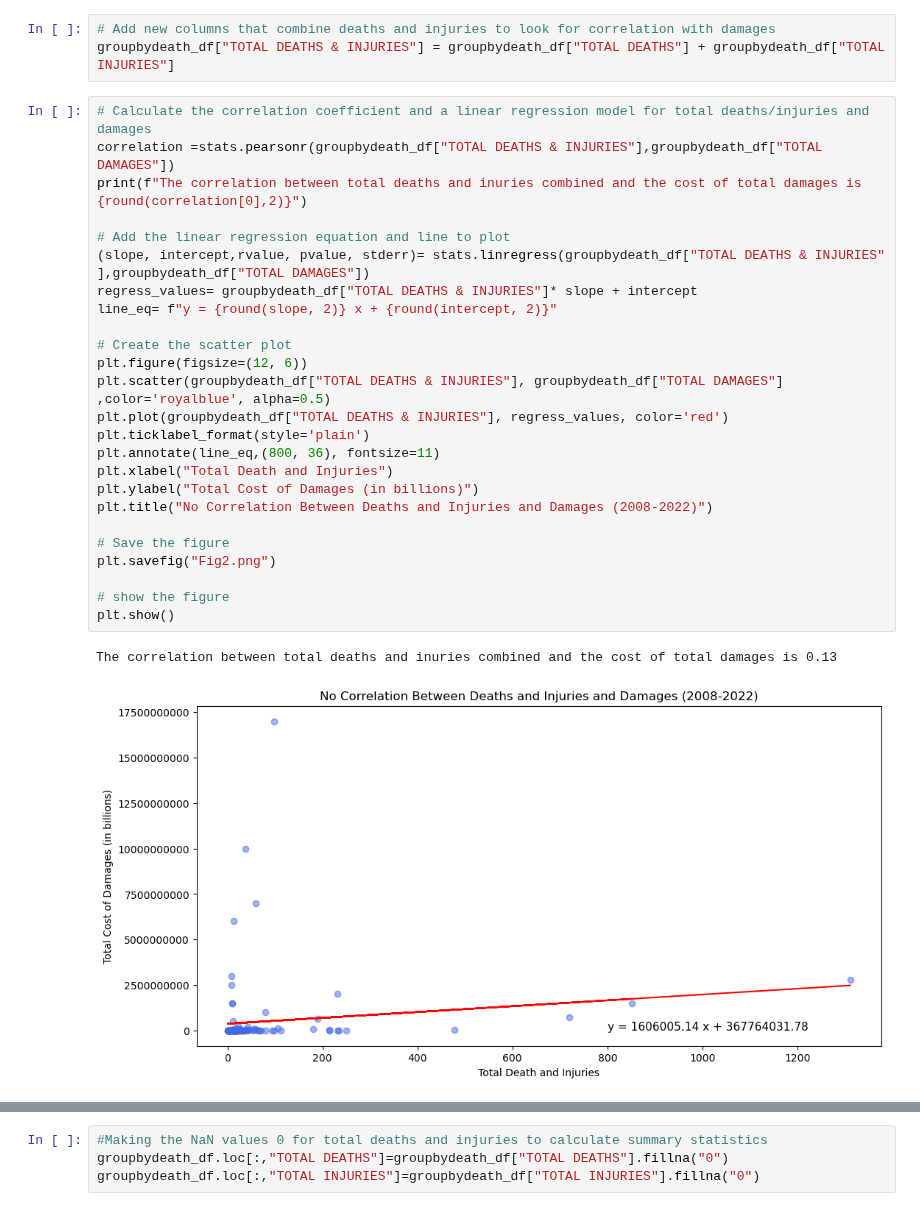
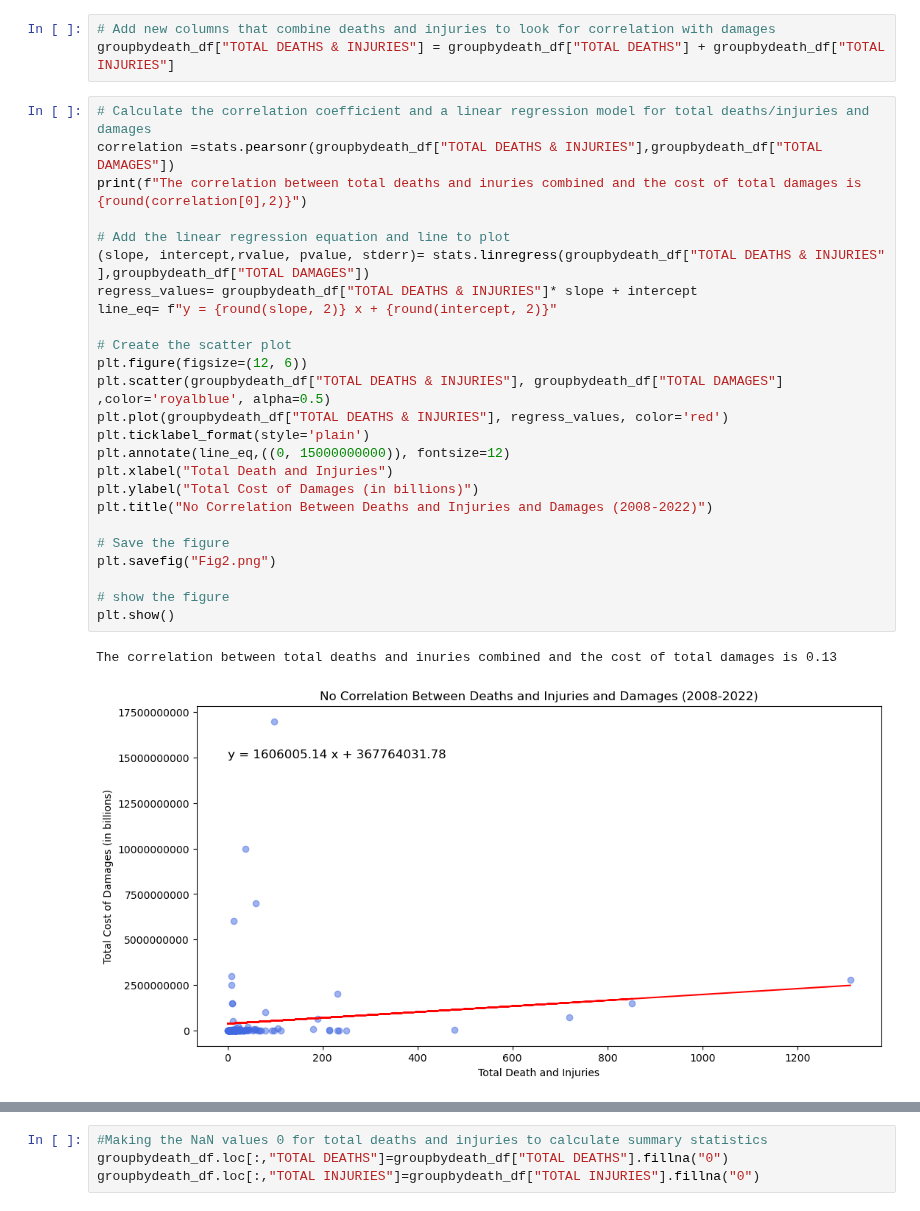
Before and after one commit to elizabethmorgan26/team1, a Jupyter notebook: 2008-2022 Storm Analysis.ipynb, the cells around one changed output, grey strips where cells are left out. Drawn from its saved outputs; the diff is of its cells as text.

```diff
--- a/2008-2022 Storm Analysis.ipynb
+++ b/2008-2022 Storm Analysis.ipynb
@@ -281,28 +389,28 @@ groupbydeath_df["TOTAL DEATHS & INJURIES"] = groupbydeath_df["TOTAL DEATHS"] + g
 # %%
 # Calculate the correlation coefficient and a linear regression model for total deaths/injuries and damages
 correlation =stats.pearsonr(groupbydeath_df["TOTAL DEATHS & INJURIES"],groupbydeath_df["TOTAL DAMAGES"])
 print(f"The correlation between total deaths and inuries combined and the cost of total damages is {round(correlation[0],2)}")
 
 # Add the linear regression equation and line to plot
 (slope, intercept,rvalue, pvalue, stderr)= stats.linregress(groupbydeath_df["TOTAL DEATHS & INJURIES" ],groupbydeath_df["TOTAL DAMAGES"])
 regress_values= groupbydeath_df["TOTAL DEATHS & INJURIES"]* slope + intercept
 line_eq= f"y = {round(slope, 2)} x + {round(intercept, 2)}"
 
 # Create the scatter plot
 plt.figure(figsize=(12, 6))
 plt.scatter(groupbydeath_df["TOTAL DEATHS & INJURIES"], groupbydeath_df["TOTAL DAMAGES"] ,color='royalblue', alpha=0.5)
 plt.plot(groupbydeath_df["TOTAL DEATHS & INJURIES"], regress_values, color='red')
 plt.ticklabel_format(style='plain')
-plt.annotate(line_eq,(800, 36), fontsize=11)
+plt.annotate(line_eq,((0, 15000000000)), fontsize=12)
 plt.xlabel("Total Death and Injuries")
 plt.ylabel("Total Cost of Damages (in billions)")
 plt.title("No Correlation Between Deaths and Injuries and Damages (2008-2022)")
 
 # Save the figure
 plt.savefig("Fig2.png")
 
 # show the figure
 plt.show()
 # %% [output]
 The correlation between total deaths and inuries combined and the cost of total damages is 0.13
-[figure, old version]
+[figure, new version]
```
Also changed, not shown: parts of 7 cells of this notebook.
